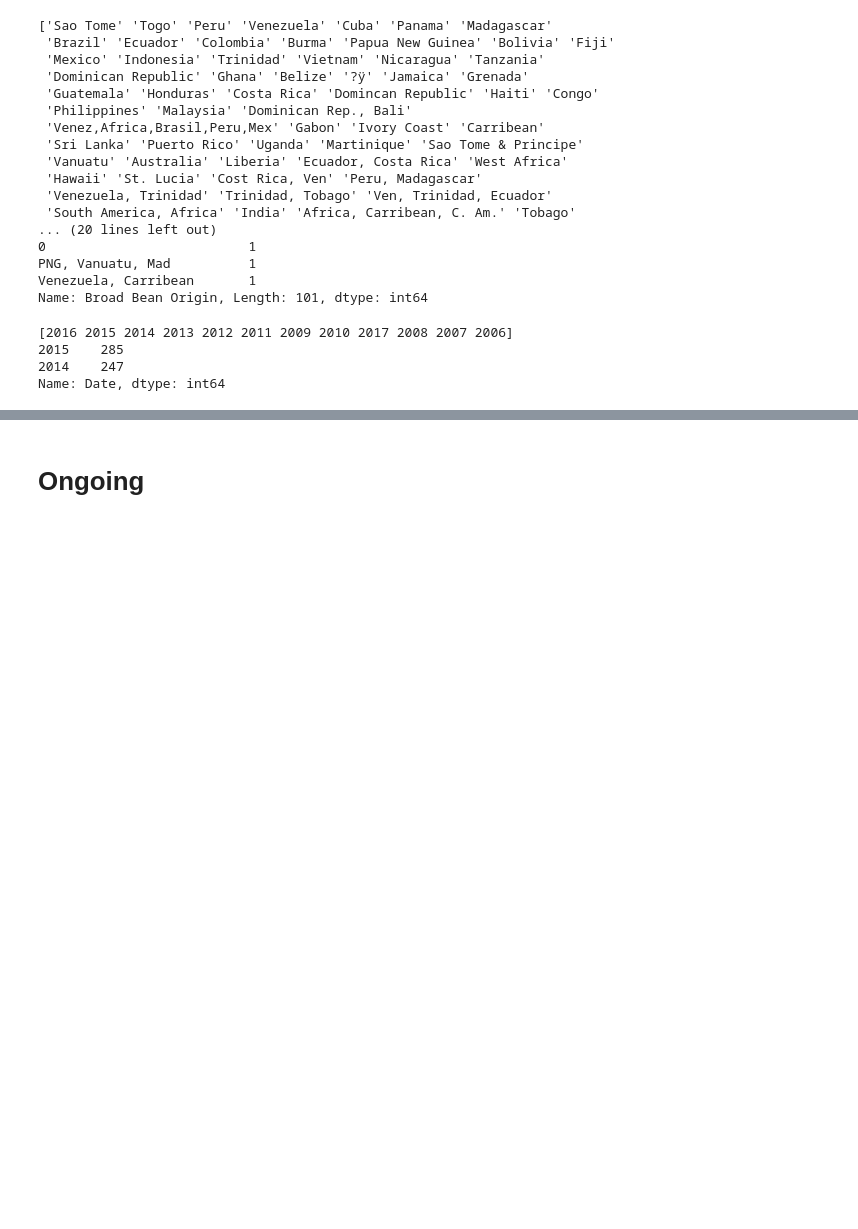
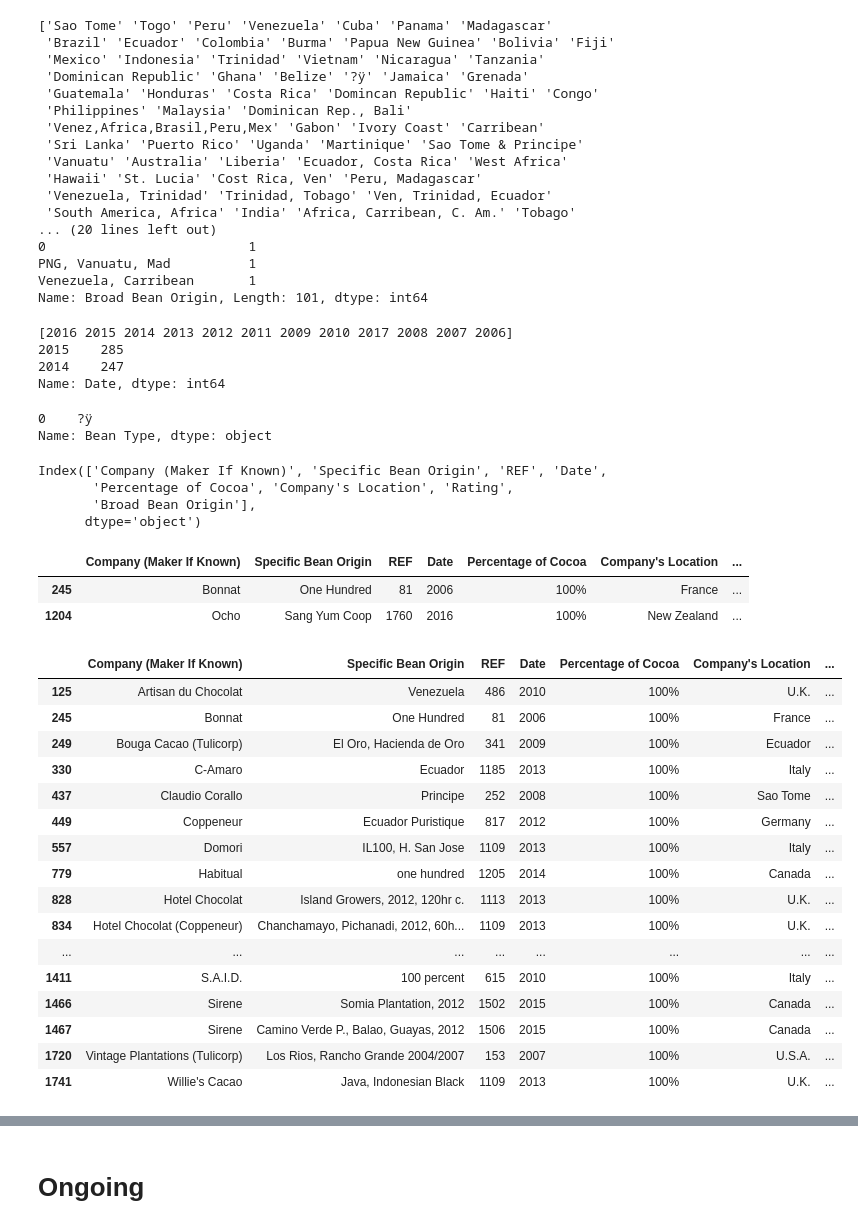
Before and after one commit to Tochukwu18/Python-Repository, a Jupyter notebook: Flavors of Cacao.ipynb, the cells around one changed output, grey strips where cells are left out. Saved outputs shown, nothing was run; the diff lists cells and outputs as text; code cells hidden in the pictures; blank space fills up the shorter version.

```diff
--- a/Flavors of Cacao.ipynb
+++ b/Flavors of Cacao.ipynb
@@ -194,3 +194,9 @@ print(data['Date'].value_counts().head(2))
 2015    285
 2014    247
 Name: Date, dtype: int64
+# %%
+#data in the Bean Type is corrupted so it'll be dropped
+print(data['Bean Type'].head(1))
+# %% [output]
+0    ?ÿ
+Name: Bean Type, dtype: object
@@ -196,0 +206,8 @@ Name: Date, dtype: int64
+# %%
+#Checking if data has been dropped
+data.columns
+# %% [output]
+Index(['Company (Maker If Known)', 'Specific Bean Origin', 'REF', 'Date',
+       'Percentage of Cocoa', 'Company's Location', 'Rating',
+       'Broad Bean Origin'],
+      dtype='object')
@@ -197,3 +217,31 @@ Name: Date, dtype: int64
+# %%
+#Checking head of variable: the highest percentage of cocoa is 100%
+sorting.head(2)
+# %% [output]
+|  | Company (Maker If Known) | Specific Bean Origin | REF | Date | Percentage of Cocoa | Company's Location | ... |
+| 245 | Bonnat | One Hundred | 81 | 2006 | 100% | France | ... |
+| 1204 | Ocho | Sang Yum Coop | 1760 | 2016 | 100% | New Zealand | ... |
+# %%
+#Checking how many entries where the cocoa is 100%
+data[data['Percentage of Cocoa']=='100%']
+# %% [output]
+|  | Company (Maker If Known) | Specific Bean Origin | REF | Date | Percentage of Cocoa | Company's Location | ... |
+| 125 | Artisan du Chocolat | Venezuela | 486 | 2010 | 100% | U.K. | ... |
+| 245 | Bonnat | One Hundred | 81 | 2006 | 100% | France | ... |
+| 249 | Bouga Cacao (Tulicorp) | El Oro, Hacienda de Oro | 341 | 2009 | 100% | Ecuador | ... |
+| 330 | C-Amaro | Ecuador | 1185 | 2013 | 100% | Italy | ... |
+| 437 | Claudio Corallo | Principe | 252 | 2008 | 100% | Sao Tome | ... |
+| 449 | Coppeneur | Ecuador Puristique | 817 | 2012 | 100% | Germany | ... |
+| 557 | Domori | IL100, H. San Jose | 1109 | 2013 | 100% | Italy | ... |
+| 779 | Habitual | one hundred | 1205 | 2014 | 100% | Canada | ... |
+| 828 | Hotel Chocolat | Island Growers, 2012, 120hr c. | 1113 | 2013 | 100% | U.K. | ... |
+| 834 | Hotel Chocolat (Coppeneur) | Chanchamayo, Pichanadi, 2012, 60h... | 1109 | 2013 | 100% | U.K. | ... |
+| ... | ... | ... | ... | ... | ... | ... | ... |
+| 1411 | S.A.I.D. | 100 percent | 615 | 2010 | 100% | Italy | ... |
+| 1466 | Sirene | Somia Plantation, 2012 | 1502 | 2015 | 100% | Canada | ... |
+| 1467 | Sirene | Camino Verde P., Balao, Guayas, 2012 | 1506 | 2015 | 100% | Canada | ... |
+| 1720 | Vintage Plantations (Tulicorp) | Los Rios, Rancho Grande 2004/2007 | 153 | 2007 | 100% | U.S.A. | ... |
+| 1741 | Willie's Cacao | Java, Indonesian Black | 1109 | 2013 | 100% | U.K. | ... |
 # %%
 #2015 has the most occurence in the dataset
 plt.figure(figsize=(10,4))
```
Also changed, not shown: parts of 5 cells of this notebook.
